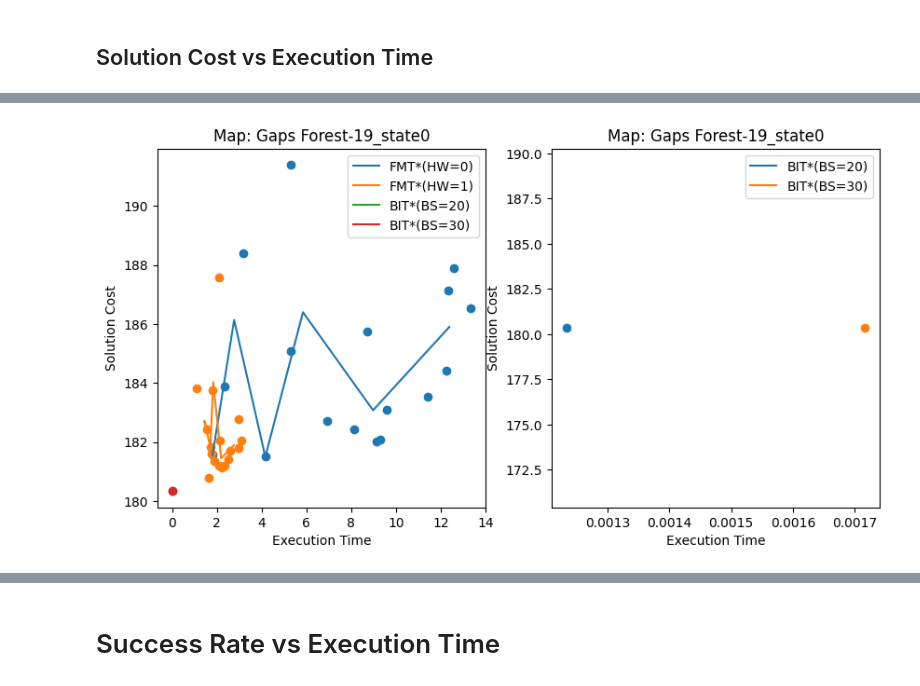
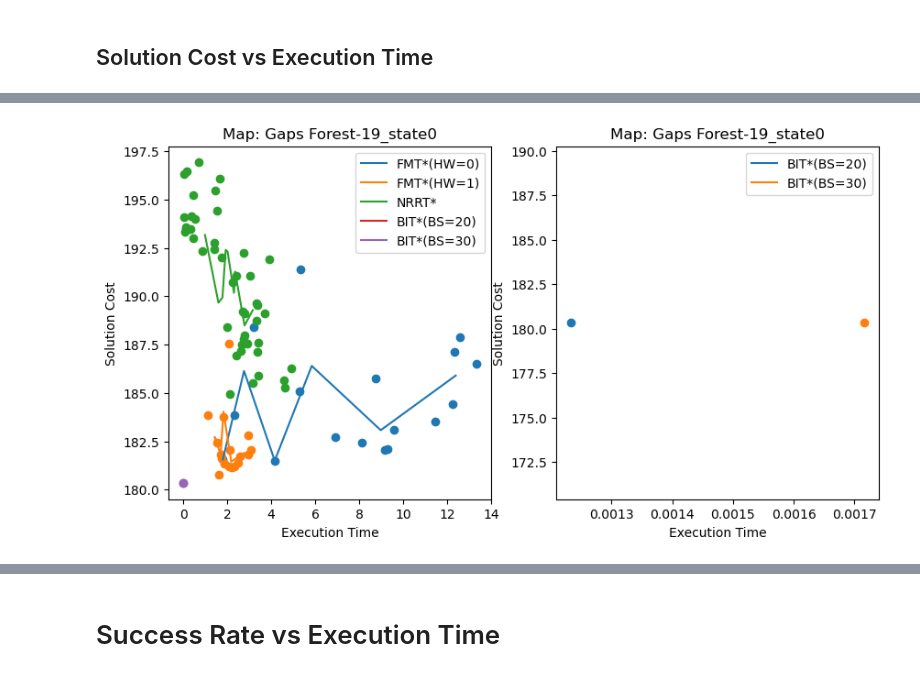
Before and after one commit to SumantBagri/Sampling-Based-Asymptotically-Optimal-Path-Planning-Algorithms, a Jupyter notebook: src/results.ipynb, the cells around one changed output, grey strips where cells are left out. Drawn from its saved outputs; the diff is of its cells as text; code cells hidden in the pictures.

Commit message:
added NRRT plots

```diff
--- a/src/results.ipynb
+++ b/src/results.ipynb
@@ -50,3 +49,5 @@ bitdf2["Any Path Found"] = bitdf2["Any Path Found"].astype('int')
+# %%
+nrrt_df = pd.read_csv('nrrt/results/nrrt_results.csv')
 # %% [markdown]
 > **_NOTE:_**  Add grid-plot showing the maps used
 # %%
@@ -122,6 +123,16 @@ for idx in dlist[0]["Map Id"].unique():
 
             ax[0].scatter(scatterdf["Timestep"], scatterdf["Current Path Cost"])
             ax[0].plot(linedf["Timestep"], linedf["Current Path Cost"], label=f"FMT*(HW={HW[i]})")
+
+        # NRRT
+        curr_df = nrrt_df[(nrrt_df["Map Id"] == idx) & (nrrt_df["Start Point"] == sp) & nrrt_df["Any Path Found"]]
+        s_df = curr_df[["Timestep", "Current Path Cost"]]
+        l_df = curr_df[["Timestep", "Current Path Cost", "Batch Size"]].groupby(["Batch Size"]).mean()
+        l_df = l_df.sort_values("Timestep")
+        ax[0].scatter(s_df["Timestep"], s_df["Current Path Cost"])
+        ax[0].plot(l_df["Timestep"], l_df["Current Path Cost"], label="NRRT*")
+
+
         # BIT* - BS 20
         for i in range(2):
             mapi_data = bitdf1[(bitdf1["Map Id"] == idx) & (bitdf1["Start Point"] == sp) & (bitdf1["Any Path Found"])]
@@ -136,6 +147,9 @@ for idx in dlist[0]["Map Id"].unique():
             ax[i].scatter(plotdf["Timestep"], plotdf["Current Path Cost"])
             ax[i].plot(plotdf["Timestep"], plotdf["Current Path Cost"], label="BIT*(BS=30)")
             ax[i].legend(loc='upper right')
+
+
+
         # Save plot
         # fig.savefig(f"results/scVet_{MAPS[idx]}-{idx}_state{j}.png", bbox_inches="tight")
 # %% [output]
@@ -148 +162 @@ for idx in dlist[0]["Map Id"].unique():
-[figure, old version]
+[figure, new version]
```
Also changed, not shown: parts of 6 cells of this notebook, 1 other file.
